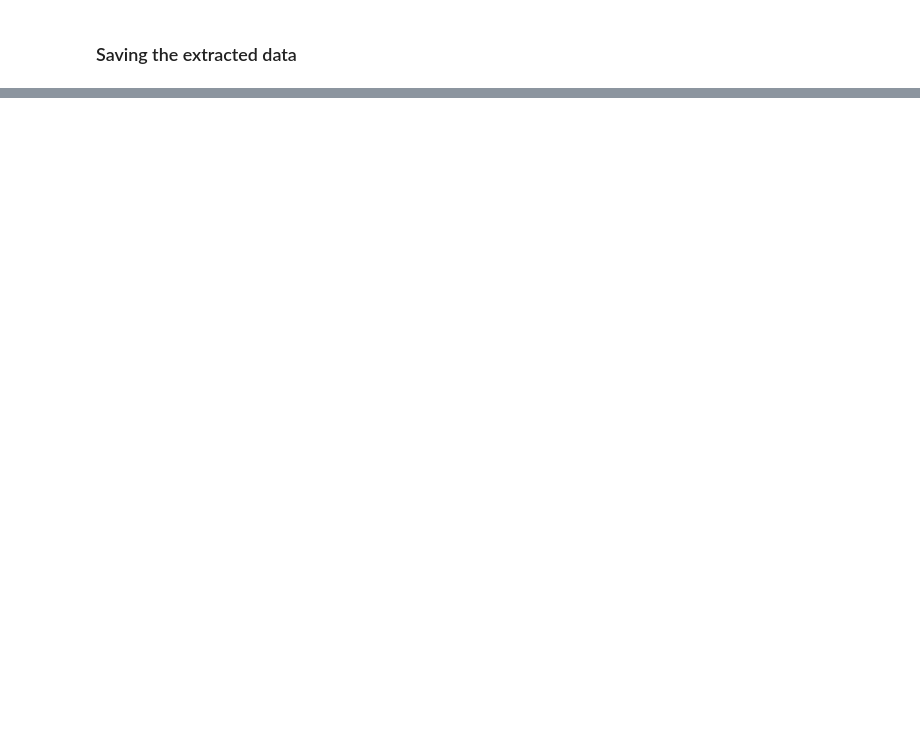
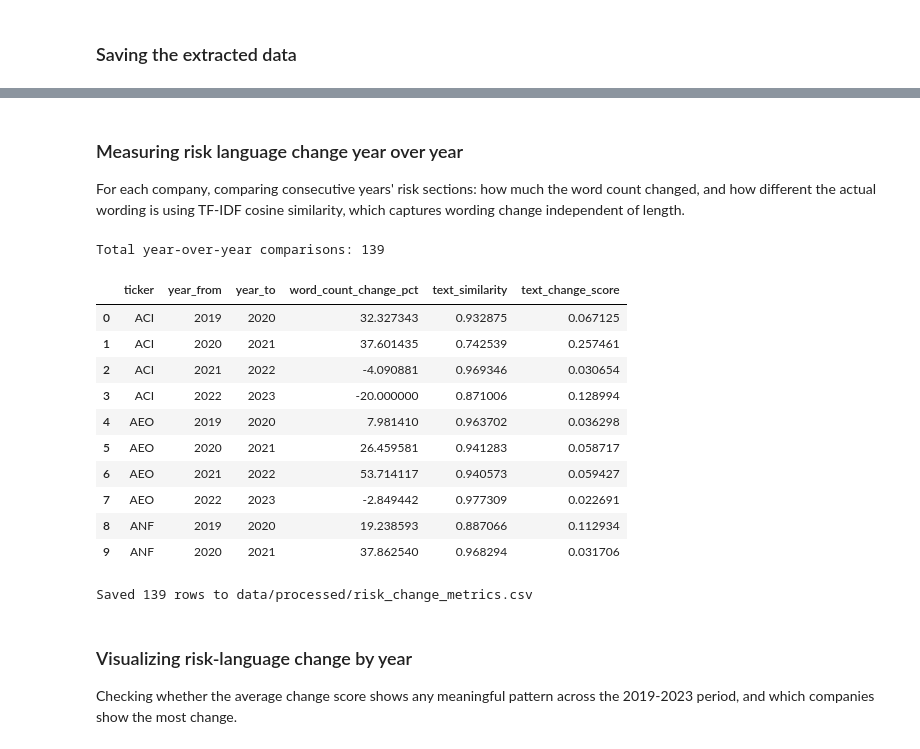
Before and after one commit to Akeem-Akinyemi/sec-risk-volatility-project, a Jupyter notebook: notebooks/01_company_universe.ipynb, the cells around one changed output, grey strips where cells are left out. Cells and saved outputs as stored; diff of their text form; code cells hidden in the pictures; blank space fills up the shorter version.

```diff
--- a/notebooks/01_company_universe.ipynb
+++ b/notebooks/01_company_universe.ipynb
@@ -186,0 +176,63 @@ BURL 2022: 77,535 characters
+# %% [markdown]
+### Measuring risk language change year over year
+For each company, comparing consecutive years' risk sections: how much the
+word count changed, and how different the actual wording is using TF-IDF
+cosine similarity, which captures wording change independent of length.
+# %%
+from sklearn.feature_extraction.text import TfidfVectorizer
+from sklearn.metrics.pairwise import cosine_similarity
+
+results_df_sorted = results_df.sort_values(["ticker", "filing_year"]).reset_index(drop=True)
+
+change_records = []
+
+for ticker in results_df_sorted["ticker"].unique():
+    company_rows = results_df_sorted[results_df_sorted["ticker"] == ticker].reset_index(drop=True)
+
+    for i in range(len(company_rows) - 1):
+        year_a = company_rows.loc[i, "filing_year"]
+        year_b = company_rows.loc[i + 1, "filing_year"]
+        text_a = company_rows.loc[i, "risk_text"]
+        text_b = company_rows.loc[i + 1, "risk_text"]
+
+        len_a, len_b = len(text_a.split()), len(text_b.split())
+        word_count_change_pct = (len_b - len_a) / len_a * 100
+
+        vectorizer = TfidfVectorizer(stop_words="english", max_features=5000)
+        tfidf_matrix = vectorizer.fit_transform([text_a, text_b])
+        similarity = cosine_similarity(tfidf_matrix[0], tfidf_matrix[1])[0][0]
+
+        change_records.append({
+            "ticker": ticker,
+            "year_from": year_a,
+            "year_to": year_b,
+            "word_count_change_pct": word_count_change_pct,
+            "text_similarity": similarity,
+            "text_change_score": 1 - similarity,
+        })
+
+change_df = pd.DataFrame(change_records)
+print(f"Total year-over-year comparisons: {len(change_df)}")
+change_df.head(10)
+# %% [output]
+Total year-over-year comparisons: 139
+|  | ticker | year_from | year_to | word_count_change_pct | text_similarity | text_change_score |
+| 0 | ACI | 2019 | 2020 | 32.327343 | 0.932875 | 0.067125 |
+| 1 | ACI | 2020 | 2021 | 37.601435 | 0.742539 | 0.257461 |
+| 2 | ACI | 2021 | 2022 | -4.090881 | 0.969346 | 0.030654 |
+| 3 | ACI | 2022 | 2023 | -20.000000 | 0.871006 | 0.128994 |
+| 4 | AEO | 2019 | 2020 | 7.981410 | 0.963702 | 0.036298 |
+| 5 | AEO | 2020 | 2021 | 26.459581 | 0.941283 | 0.058717 |
+| 6 | AEO | 2021 | 2022 | 53.714117 | 0.940573 | 0.059427 |
+| 7 | AEO | 2022 | 2023 | -2.849442 | 0.977309 | 0.022691 |
+| 8 | ANF | 2019 | 2020 | 19.238593 | 0.887066 | 0.112934 |
+| 9 | ANF | 2020 | 2021 | 37.862540 | 0.968294 | 0.031706 |
+# %%
+change_df.to_csv("../data/processed/risk_change_metrics.csv", index=False)
+print(f"Saved {len(change_df):,} rows to data/processed/risk_change_metrics.csv")
+# %% [output]
+Saved 139 rows to data/processed/risk_change_metrics.csv
+# %% [markdown]
+### Visualizing risk-language change by year
+Checking whether the average change score shows any meaningful pattern
+across the 2019-2023 period, and which companies show the most change.
```
Also changed, not shown: parts of 47 cells of this notebook, 1 other file.
